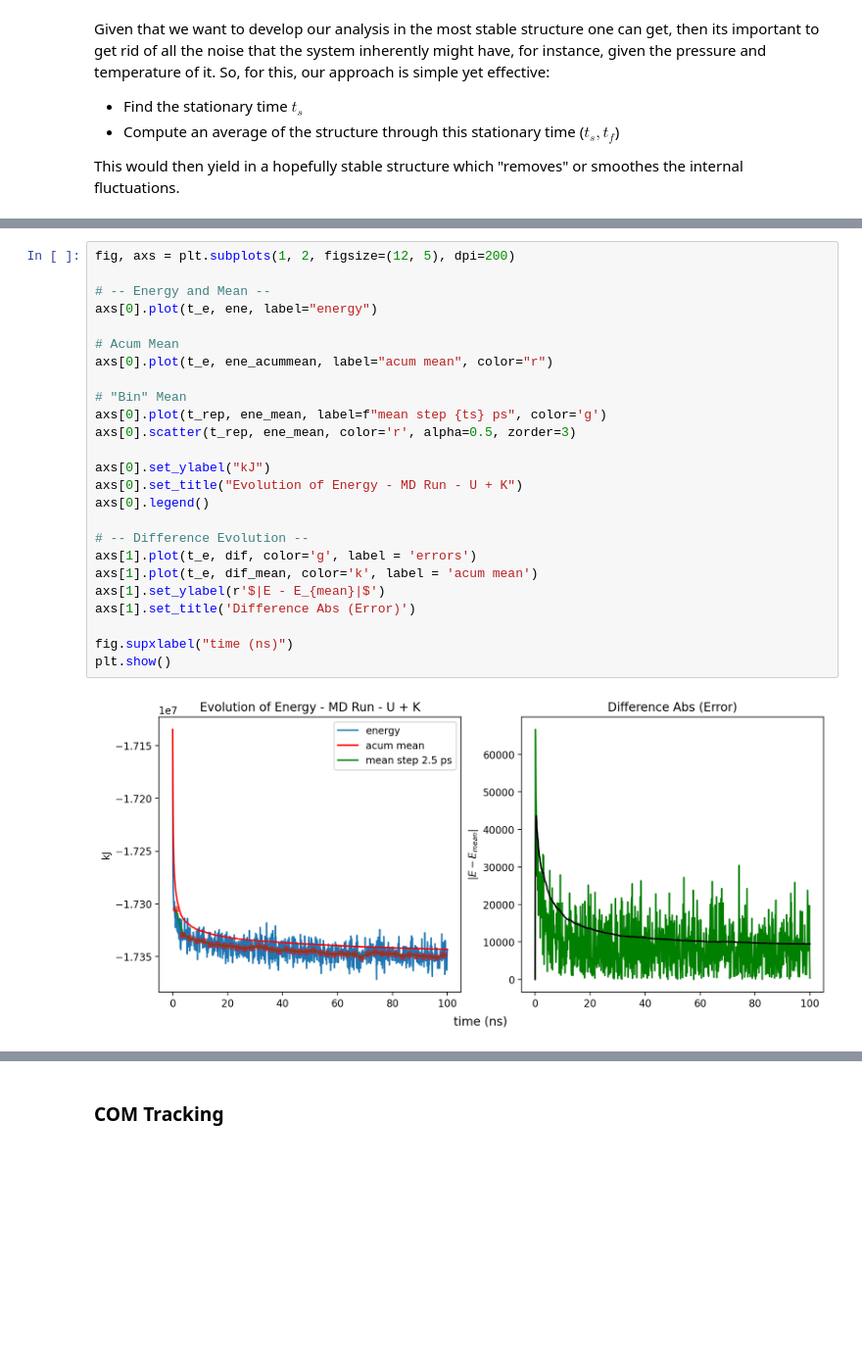
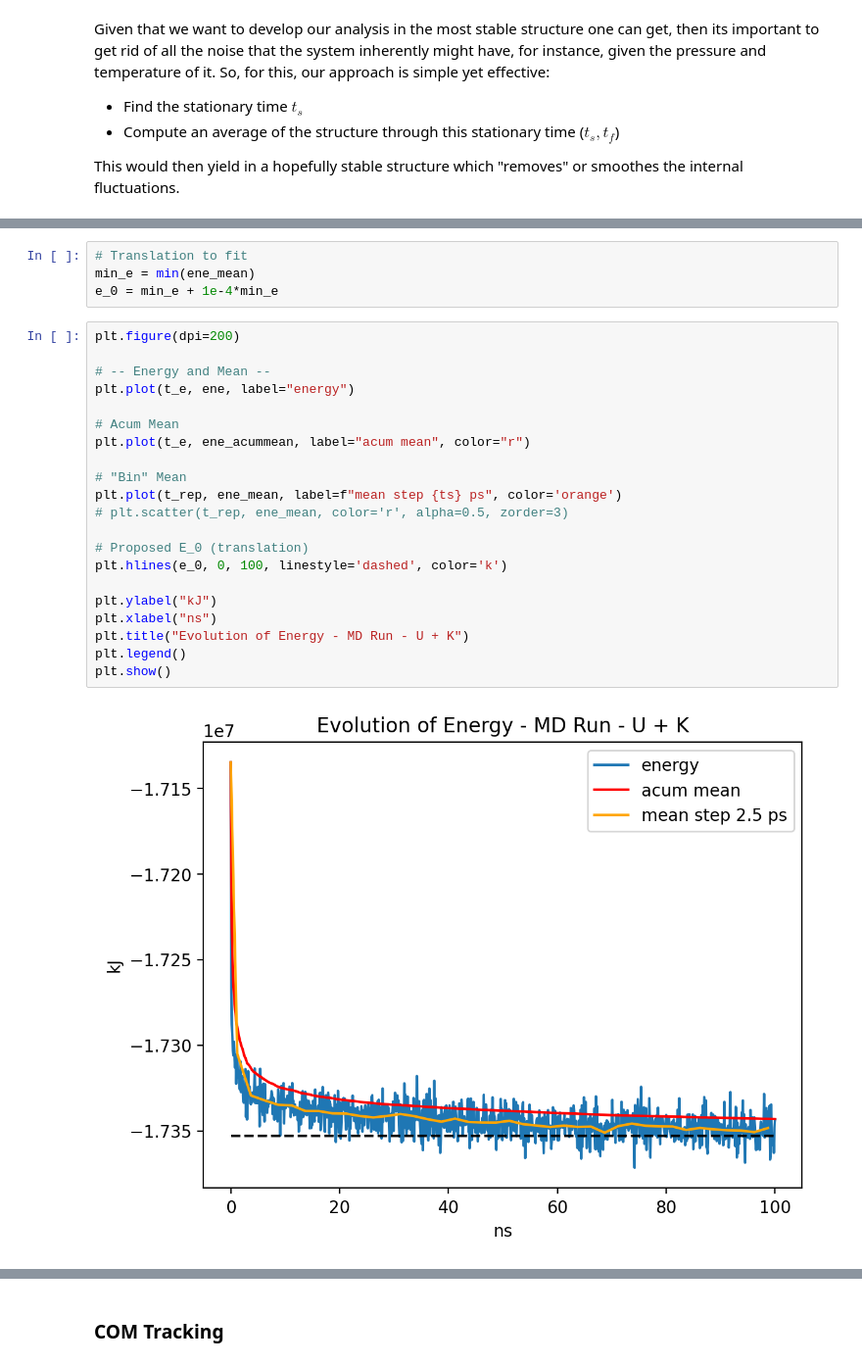
Before and after one commit to eminotre24/Collagen-Project, a Jupyter notebook: MD-Analysis/Twist-Analysis/energy-analysis.ipynb, the cells around one changed output, grey strips where cells are left out. Shown: that part at 98% size. Drawn from its saved outputs; the diff is of its cells as text; blank space fills up the shorter version.

Commit message:
correction of mean position calculation + energy analysis

```diff
--- a/MD-Analysis/Twist-Analysis/energy-analysis.ipynb
+++ b/MD-Analysis/Twist-Analysis/energy-analysis.ipynb
@@ -48,27 +44,27 @@ for i in range(n_data):
+# %%
+# Translation to fit
+min_e = min(ene_mean)
+e_0 = min_e + 1e-4*min_e
 # %%
-fig, axs = plt.subplots(1, 2, figsize=(12, 5), dpi=200)
+plt.figure(dpi=200)
 
 # -- Energy and Mean --
-axs[0].plot(t_e, ene, label="energy")
+plt.plot(t_e, ene, label="energy")
 
 # Acum Mean
-axs[0].plot(t_e, ene_acummean, label="acum mean", color="r")
+plt.plot(t_e, ene_acummean, label="acum mean", color="r")
 
 # "Bin" Mean
-axs[0].plot(t_rep, ene_mean, label=f"mean step {ts} ps", color='g')
-axs[0].scatter(t_rep, ene_mean, color='r', alpha=0.5, zorder=3)
+plt.plot(t_rep, ene_mean, label=f"mean step {ts} ps", color='orange')
+# plt.scatter(t_rep, ene_mean, color='r', alpha=0.5, zorder=3)
 
-axs[0].set_ylabel("kJ")
-axs[0].set_title("Evolution of Energy - MD Run - U + K")
-axs[0].legend()
+# Proposed E_0 (translation)
+plt.hlines(e_0, 0, 100, linestyle='dashed', color='k')
 
-# -- Difference Evolution --
-axs[1].plot(t_e, dif, color='g', label = 'errors')
-axs[1].plot(t_e, dif_mean, color='k', label = 'acum mean')
-axs[1].set_ylabel(r'$|E - E_{mean}|$')
-axs[1].set_title('Difference Abs (Error)')
-
-fig.supxlabel("time (ns)")
+plt.ylabel("kJ")
+plt.xlabel("ns")
+plt.title("Evolution of Energy - MD Run - U + K")
+plt.legend()
 plt.show()
 # %% [output]
-[figure, old version]
+[figure, new version]
```
Also changed, not shown: parts of 4 cells of this notebook, 2 other files.
